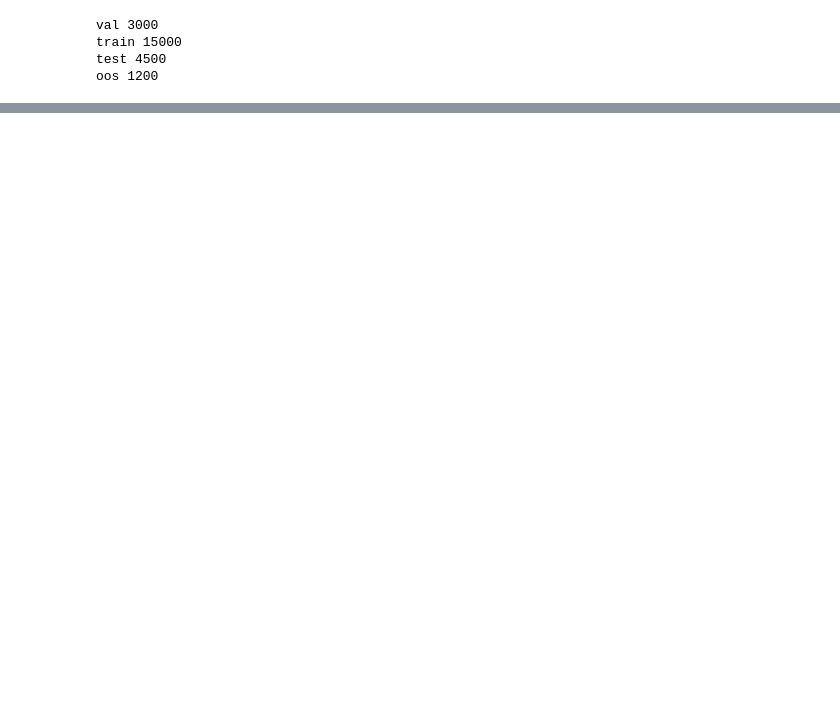
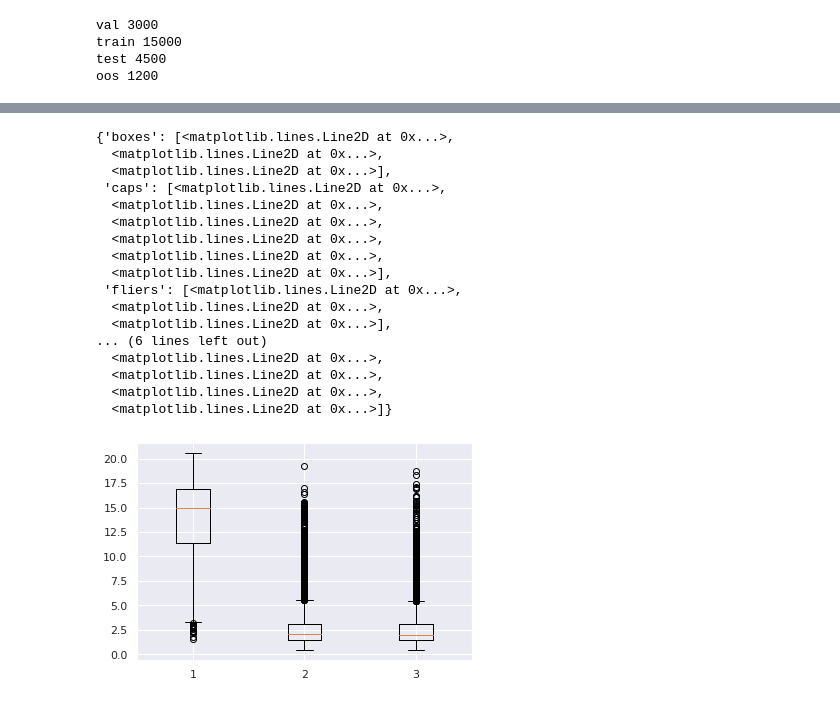
Before and after one commit to simonEllershaw/latent_variable_OOD, a Jupyter notebook: transformer_training.ipynb, the cells around one changed output, grey strips where cells are left out. Cells and saved outputs as stored; diff of their text form; code cells hidden in the pictures; blank space fills up the shorter version.

```diff
--- a/transformer_training.ipynb
+++ b/transformer_training.ipynb
@@ -287,0 +444,22 @@ simplex.plot_hist()
+# %%
+fig, ax = plt.subplots()
+ax.boxplot(errors.values())
+# %% [output]
+{'boxes': [<matplotlib.lines.Line2D at 0x...>,
+  <matplotlib.lines.Line2D at 0x...>,
+  <matplotlib.lines.Line2D at 0x...>],
+ 'caps': [<matplotlib.lines.Line2D at 0x...>,
+  <matplotlib.lines.Line2D at 0x...>,
+  <matplotlib.lines.Line2D at 0x...>,
+  <matplotlib.lines.Line2D at 0x...>,
+  <matplotlib.lines.Line2D at 0x...>,
+  <matplotlib.lines.Line2D at 0x...>],
+ 'fliers': [<matplotlib.lines.Line2D at 0x...>,
+  <matplotlib.lines.Line2D at 0x...>,
+  <matplotlib.lines.Line2D at 0x...>],
+... (6 lines left out)
+  <matplotlib.lines.Line2D at 0x...>,
+  <matplotlib.lines.Line2D at 0x...>,
+  <matplotlib.lines.Line2D at 0x...>,
+  <matplotlib.lines.Line2D at 0x...>]}
+[figure, added]
```
Also changed, not shown: parts of 23 cells of this notebook.
